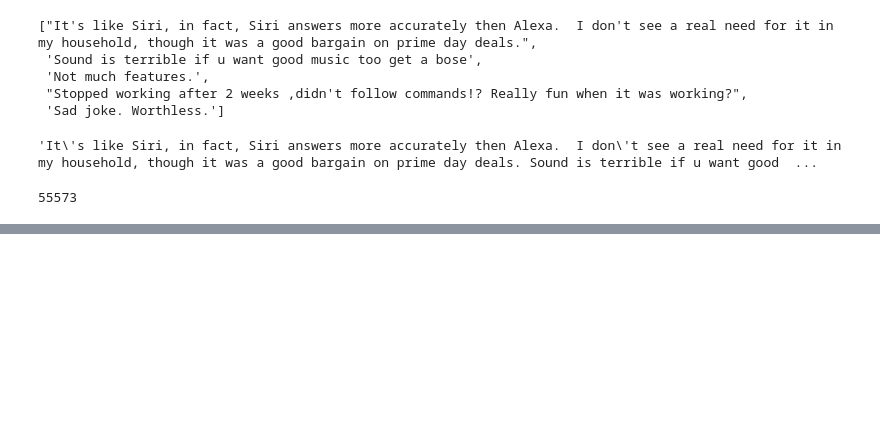
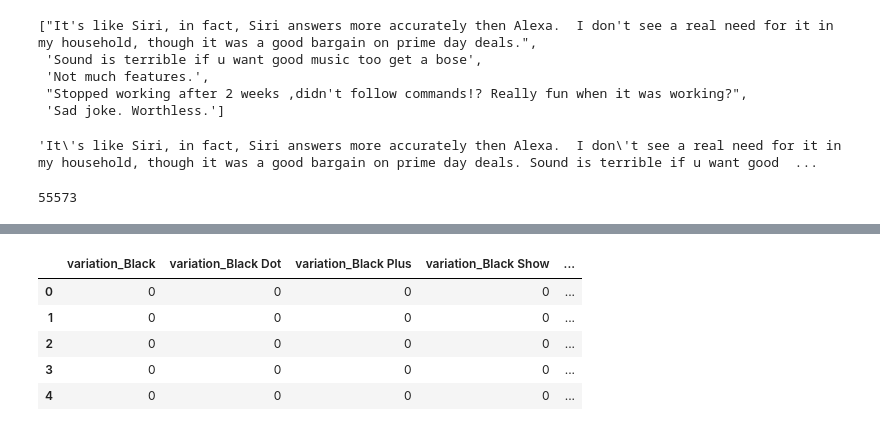
Before and after one commit to Mario-RJunior/relacoes-publicas-clientes-NLP, a Jupyter notebook: relacoes_publicas_NLP.ipynb, the cells around one changed output, grey strips where cells are left out. Saved outputs shown, nothing was run; the diff lists cells and outputs as text; code cells hidden in the pictures; blank space fills up the shorter version.

```diff
--- a/relacoes_publicas_NLP.ipynb
+++ b/relacoes_publicas_NLP.ipynb
@@ -299,0 +337,13 @@ plt.imshow(WordCloud().generate(negative_sentences_as_one_string));
+# %%
+# Criando as variáveis dummy
+reviews_variation_df = pd.get_dummies(reviews_variation_df)
+
+# Visualizando o cabeçalho
+reviews_variation_df.head()
+# %% [output]
+|  | variation_Black | variation_Black Dot | variation_Black Plus | variation_Black Show | ... |
+| 0 | 0 | 0 | 0 | 0 | ... |
+| 1 | 0 | 0 | 0 | 0 | ... |
+| 2 | 0 | 0 | 0 | 0 | ... |
+| 3 | 0 | 0 | 0 | 0 | ... |
+| 4 | 0 | 0 | 0 | 0 | ... |
```
Also changed, not shown: parts of 12 cells of this notebook.
